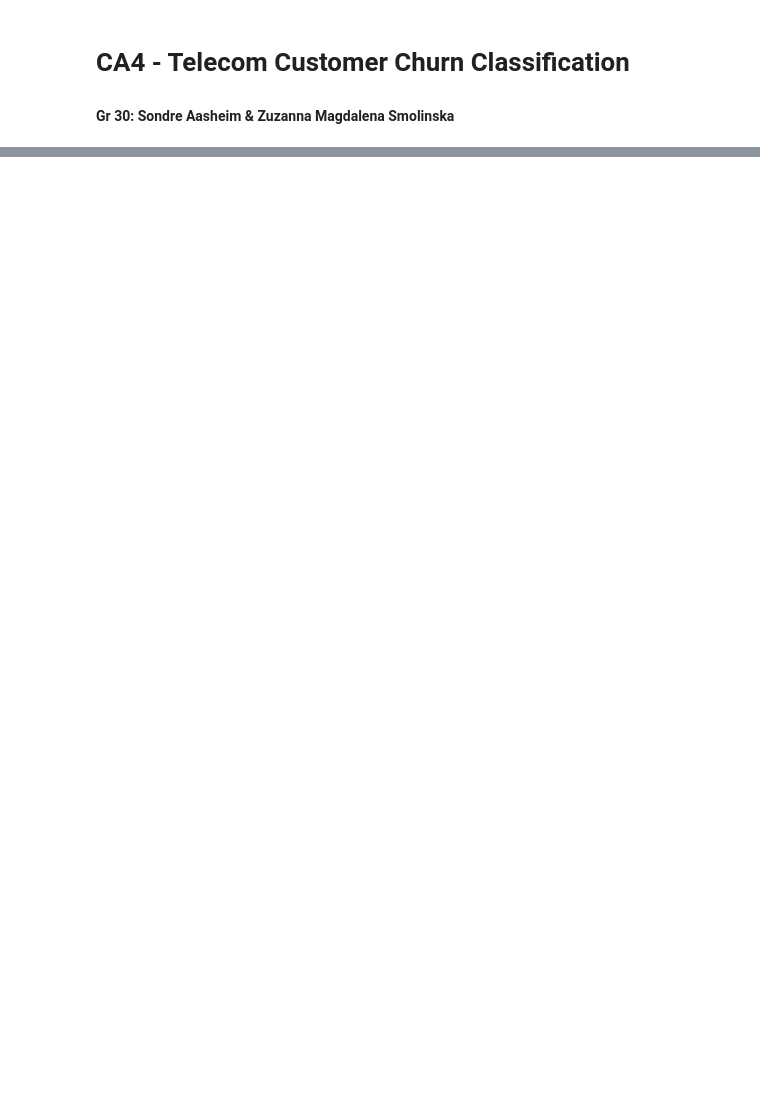
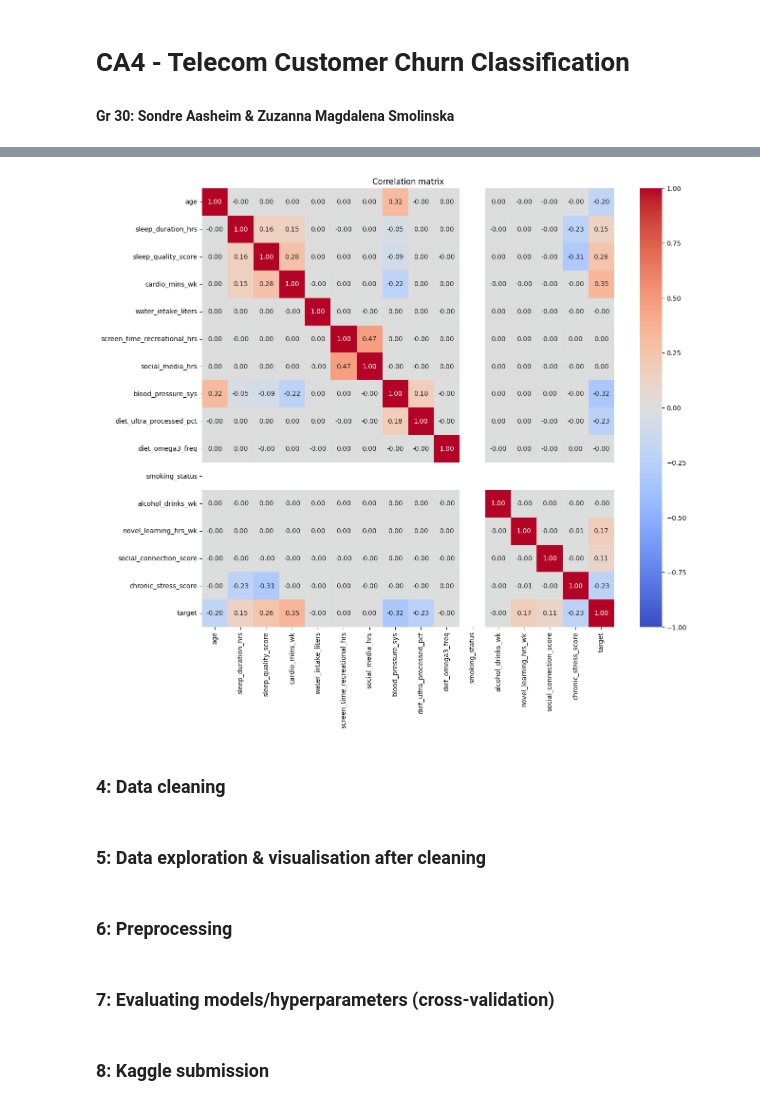
Before and after one commit to sondre04aasheim-spec/Deliverable_5_DAT200, a Jupyter notebook: CA4_group_30_v5.ipynb, the cells around one changed output, grey strips where cells are left out. Cells and saved outputs as stored; diff of their text form; code cells hidden in the pictures; blank space fills up the shorter version.

```diff
--- a/CA4_group_30_v5.ipynb
+++ b/CA4_group_30_v5.ipynb
@@ -161,0 +177,28 @@ To have the compulsory assignment approved you need to deliver the following:
+# %%
+"""
+We build correlation matrix: how strongly the features are related to each other and to the target.
+id (just an ID) is left out.
+
+Correlation only works on numbers, so we turn "curent"/"former"/"never" into 2/1/0 so that the smoking can be included.
+"""
+
+corr_data = MoCA_train.drop(columns=["id"]).copy()
+corr_data["smoking_status"] = (corr_data["smoking_status"] == "yes").astype(int)
+
+corr = corr_data.corr()
+plt.figure(figsize=(14, 12))
+sns.heatmap(corr, annot=True, fmt=".2f", cmap="coolwarm", vmin=-1, vmax=1)
+plt.title("Correlation matrix")
+plt.show()
+# %% [output]
+[figure, added]
+# %% [markdown]
+### 4: Data cleaning
+# %% [markdown]
+### 5: Data exploration & visualisation after cleaning
+# %% [markdown]
+### 6: Preprocessing
+# %% [markdown]
+### 7: Evaluating models/hyperparameters (cross-validation)
+# %% [markdown]
+### 8: Kaggle submission
```
Also changed, not shown: parts of 16 cells of this notebook.
